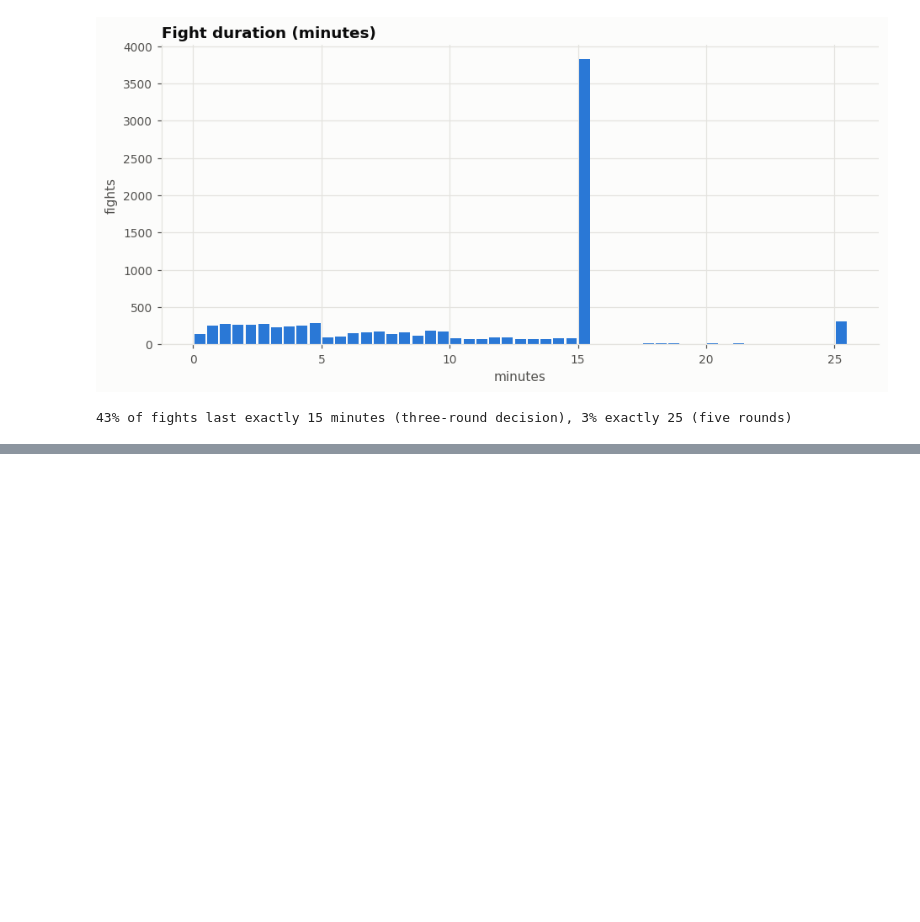
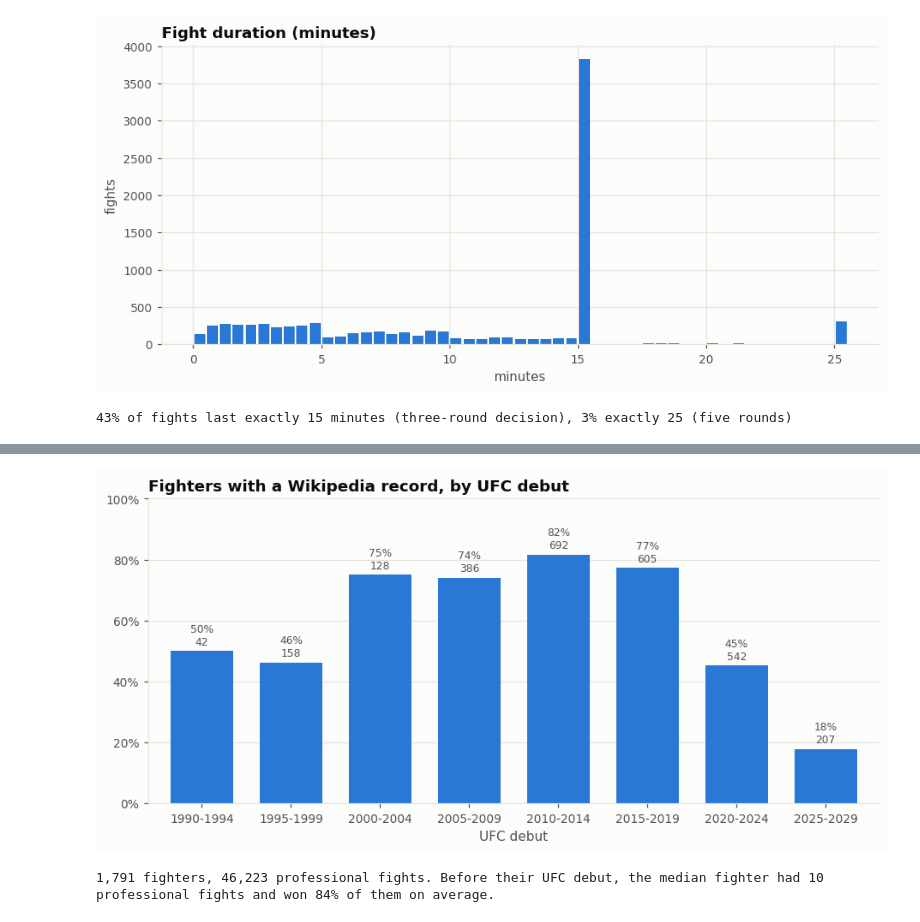
Before and after one commit to tnadiedjoa/Rating-UFC, a Jupyter notebook: notebooks/01_exploration.ipynb, the cells around one changed output, grey strips where cells are left out. Drawn from its saved outputs; the diff is of its cells as text; code cells hidden in the pictures; blank space fills up the shorter version.

```diff
--- a/notebooks/01_exploration.ipynb
+++ b/notebooks/01_exploration.ipynb
@@ -232,0 +410,29 @@ When the market says 70%, the fighter wins about 70% of the time. The only visib
+# %%
+records = pd.read_csv(WIKI_RECORDS_CSV, parse_dates=['date'])
+appearances = pd.concat([master[['r_id', 'date']].set_axis(['fighter_id', 'date'], axis=1),
+                         master[['b_id', 'date']].set_axis(['fighter_id', 'date'], axis=1)])
+debut = appearances.groupby('fighter_id')['date'].min()
+coverage = debut.to_frame('debut').assign(has_record=lambda d: d.index.isin(records['fighter_id']))
+by_period = coverage.groupby(coverage['debut'].dt.year // 5 * 5)['has_record'].agg(['mean', 'size'])
+by_period.index = [f'{y}-{y + 4}' for y in by_period.index]
+
+ax = by_period['mean'].plot.bar(color=plotting.BLUE, width=0.7)
+ax.yaxis.set_major_formatter(mtick.PercentFormatter(1.0))
+ax.set_ylim(0, 1)
+ax.set_title('Fighters with a Wikipedia record, by UFC debut')
+ax.set_xlabel('UFC debut')
+ax.tick_params(axis='x', rotation=0)
+ax.grid(axis='x', visible=False)
+for x, (share, n) in enumerate(by_period.itertuples(index=False)):
+    ax.text(x, share + 0.02, f'{share:.0%}\n{n}', ha='center', fontsize=8, color=plotting.INK_SECONDARY)
+plt.show()
+
+first_ufc = records['fighter_id'].map(debut)
+before = records[records['date'] < first_ufc].groupby('fighter_id')['result'].agg(
+    fights='size', win_rate=lambda s: (s == 'win').mean())
+print(f"{records['fighter_id'].nunique():,} fighters, {len(records):,} professional fights. "
+      f"Before their UFC debut, the median fighter had {before['fights'].median():.0f} professional fights "
+      f"and won {before['win_rate'].mean():.0%} of them on average.")
+# %% [output]
+[figure, added]
+1,791 fighters, 46,223 professional fights. Before their UFC debut, the median fighter had 10 professional fights and won 84% of them on average.
```
Also changed, not shown: parts of 30 cells of this notebook, 39 other files.
